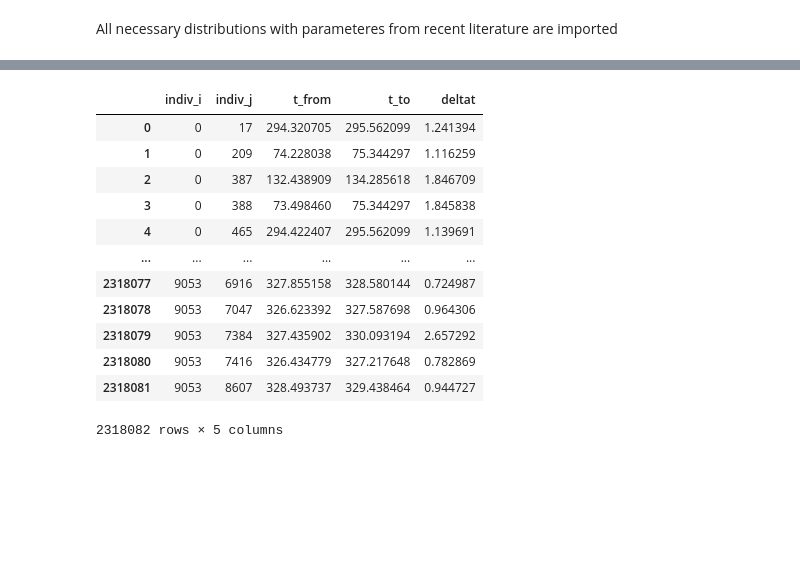
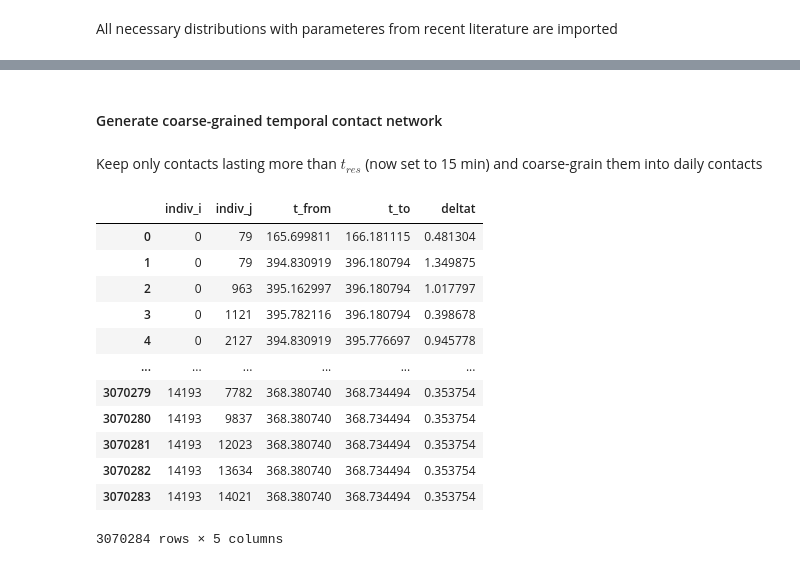
Before and after one commit to dallasta/simulator, a Jupyter notebook: sim/roc/continuous_timeSim.ipynb, the cells around one changed output, grey strips where cells are left out. Drawn from its saved outputs; the diff is of its cells as text; code cells hidden in the pictures; blank space fills up the shorter version.

```diff
--- a/sim/roc/continuous_timeSim.ipynb
+++ b/sim/roc/continuous_timeSim.ipynb
@@ -27,8 +18,7 @@ max_time= 720 #in hours
 # %%
 from lib.settings.town_settings_tubingen import *
-mob_settings = '../lib/mobility/Tubingen_settings_pop10_site10.pk'
-area = 'TU'
-country = 'GER'
+mob_settings = '../lib/mobility/Isle_of_Wight_settings_pop10_site10.pk'
+
 
 # See town-generator.ipynb for an example on how to create the settings
 with open(mob_settings, 'rb') as fp:
@@ -38,9 +28,10 @@ n_indiv=int(obj['num_people_unscaled']/obj['downsample_pop'])
 # %% [markdown]
 All necessary distributions with parameteres from recent literature are imported
 # %%
+country = 'GBR'
 distributions = CovidDistributions(country=country)
 # %%
-beta = 0.8 # this parameter enters in the conditional intensity during contacts
+beta = 1.0 # this parameter enters in the conditional intensity during contacts
 
 #possibly different values of beta can be defined or inferred (see calibrate.py)
 intensity_params = {
@@ -55,5 +56,5 @@ intensity_params = {
 # %%
-initial_counts = {'expo': 5, 'isym': 3, 'iasy': 3} #in the form {'expo': 7, 'isym_posi': 2, 'iasy': 2}
+initial_counts = {'expo': 5, 'isym': 3, 'iasy': 2} #in the form {'expo': 7, 'isym_posi': 2, 'iasy': 2}
 initial_seeds=get_seeds(n_indiv, initial_counts)
 initial_seeds
 # %% [output]
@@ -139,23 +102,27 @@ contact_raw
+# %% [markdown]
+#### Generate coarse-grained temporal contact network
+# %% [markdown]
+Keep only contacts lasting more than $t_{res}$ (now set to 15 min) and coarse-grain them into daily contacts
 # %%
-#keep resolution of 15min
-contact_raw2=contact_raw[contact_raw['deltat']>0.25]
+t_res=0.25
+contact_raw2=contact_raw[contact_raw['deltat']>t_res]
 contact_raw2=contact_raw2.reset_index()
 contact_raw2.drop(columns=['index'],inplace=True)
 contact_raw2
 # %% [output]
 |  | indiv_i | indiv_j | t_from | t_to | deltat |
-| 0 | 0 | 17 | 294.320705 | 295.562099 | 1.241394 |
-| 1 | 0 | 209 | 74.228038 | 75.344297 | 1.116259 |
-| 2 | 0 | 387 | 132.438909 | 134.285618 | 1.846709 |
-| 3 | 0 | 388 | 73.498460 | 75.344297 | 1.845838 |
-| 4 | 0 | 465 | 294.422407 | 295.562099 | 1.139691 |
+| 0 | 0 | 79 | 165.699811 | 166.181115 | 0.481304 |
+| 1 | 0 | 79 | 394.830919 | 396.180794 | 1.349875 |
+| 2 | 0 | 963 | 395.162997 | 396.180794 | 1.017797 |
+| 3 | 0 | 1121 | 395.782116 | 396.180794 | 0.398678 |
+| 4 | 0 | 2127 | 394.830919 | 395.776697 | 0.945778 |
 | ... | ... | ... | ... | ... | ... |
-| 2318077 | 9053 | 6916 | 327.855158 | 328.580144 | 0.724987 |
-| 2318078 | 9053 | 7047 | 326.623392 | 327.587698 | 0.964306 |
-| 2318079 | 9053 | 7384 | 327.435902 | 330.093194 | 2.657292 |
-| 2318080 | 9053 | 7416 | 326.434779 | 327.217648 | 0.782869 |
-| 2318081 | 9053 | 8607 | 328.493737 | 329.438464 | 0.944727 |
+| 3070279 | 14193 | 7782 | 368.380740 | 368.734494 | 0.353754 |
+| 3070280 | 14193 | 9837 | 368.380740 | 368.734494 | 0.353754 |
+| 3070281 | 14193 | 12023 | 368.380740 | 368.734494 | 0.353754 |
+| 3070282 | 14193 | 13634 | 368.380740 | 368.734494 | 0.353754 |
+| 3070283 | 14193 | 14021 | 368.380740 | 368.734494 | 0.353754 |
-2318082 rows × 5 columns
+3070284 rows × 5 columns
 # %%
 t_unit = 24
 period = np.arange(0,max_time+t_unit,t_unit*1.0)
```
Also changed, not shown: parts of 39 cells of this notebook, 2 other files.
